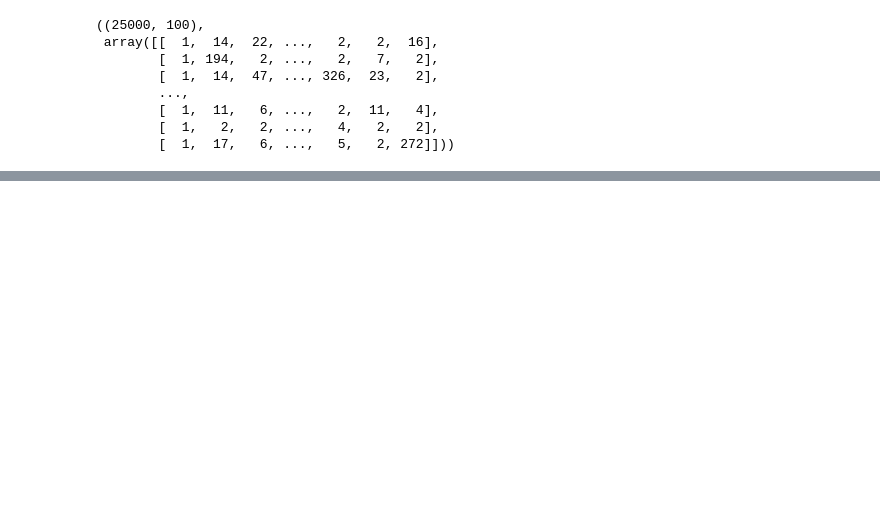
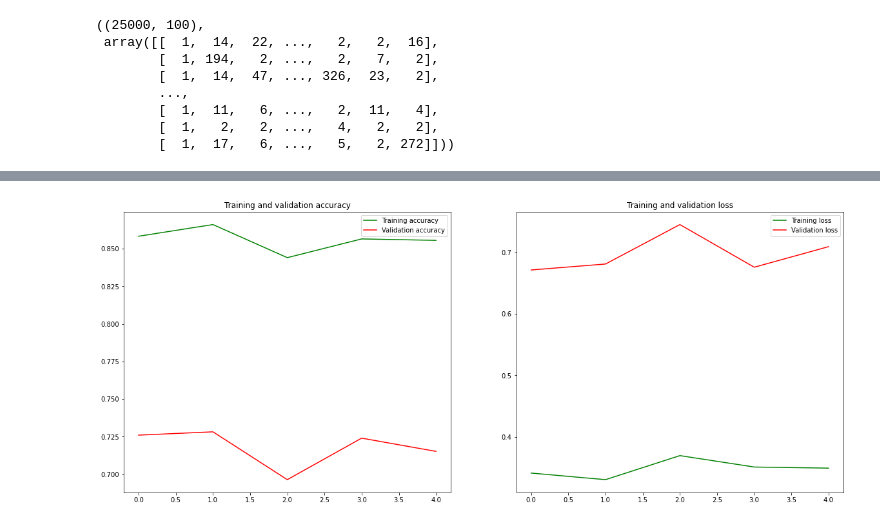
Before and after one commit to qud0511/Machine-Learning, a Jupyter notebook: Kim_ML/lesson/NLP/0926_keras_nlp.ipynb, the cells around one changed output, grey strips where cells are left out. Drawn from its saved outputs; the diff is of its cells as text; code cells hidden in the pictures; blank space fills up the shorter version.

```diff
--- a/Kim_ML/lesson/NLP/0926_keras_nlp.ipynb
+++ b/Kim_ML/lesson/NLP/0926_keras_nlp.ipynb
@@ -95,4 +101,4 @@ test_Ca=to_categorical(test_seq)
 # %%
-X_train, X_val, y_Train, y_val=train_test_split(train_ca,
+X_train, X_val, y_train, y_val=train_test_split(train_oh,
                                y_train, test_size=0.2,
-                               random_state=42)
+                               random_state=42, stratify=y_train)
@@ -110,0 +122,11 @@ https://keras.io/api/layers/recurrent_layers/
+# %%
+model=Sequential()
+
+# 1개 노드 = w500 + b + w9 * 9
+# input_shape=(타임스템프 크기, 토큰 크기)
+model.add(SimpleRNN(9, input_shape=(100, 500), return_state=True))
+# return_state?
+model.add(SimpleRNN(9))
+model.add(Dense(1, activation='sigmoid'))
+
+model.summary()
@@ -110,0 +138,4 @@ https://keras.io/api/layers/recurrent_layers/
+# %%
+model.compile(loss='binary_crossentropy',
+             optimizer='adam',
+             metrics='accuracy')
@@ -110,0 +150,4 @@ https://keras.io/api/layers/recurrent_layers/
+# %%
+result = model.fit(X_train, y_train,
+          epochs=5,
+          validation_data=(X_val, y_val))
@@ -110,0 +177,21 @@ https://keras.io/api/layers/recurrent_layers/
+# %%
+def plot_accuracy_and_loss(train_model):
+    hist = train_model.history
+    acc = hist['accuracy']
+    val_acc = hist['val_accuracy']
+    loss = hist['loss']
+    val_loss = hist['val_loss']
+    epochs = range(len(acc))
+    f, ax = plt.subplots(1,2, figsize=(20, 8))
+    ax[0].plot(epochs, acc, 'g', label='Training accuracy')
+    ax[0].plot(epochs, val_acc, 'r', label='Validation accuracy')
+    ax[0].set_title('Training and validation accuracy')
+    ax[0].legend(fontsize=10)
+    ax[1].plot(epochs, loss, 'g', label='Training loss')
+    ax[1].plot(epochs, val_loss, 'r', label='Validation loss')
+    ax[1].set_title('Training and validation loss')
+    ax[1].legend()
+    plt.show()
+plot_accuracy_and_loss(result)
+# %% [output]
+[figure, added]
```
Also changed, not shown: parts of 20 cells of this notebook, 1 other file.
